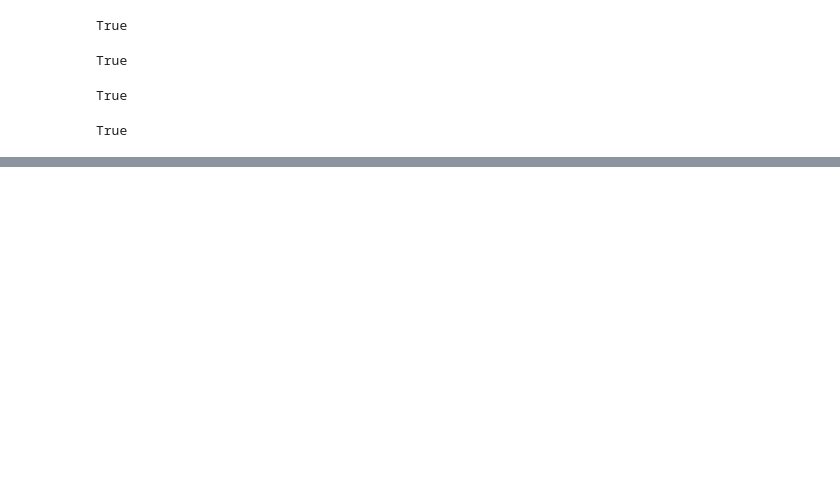
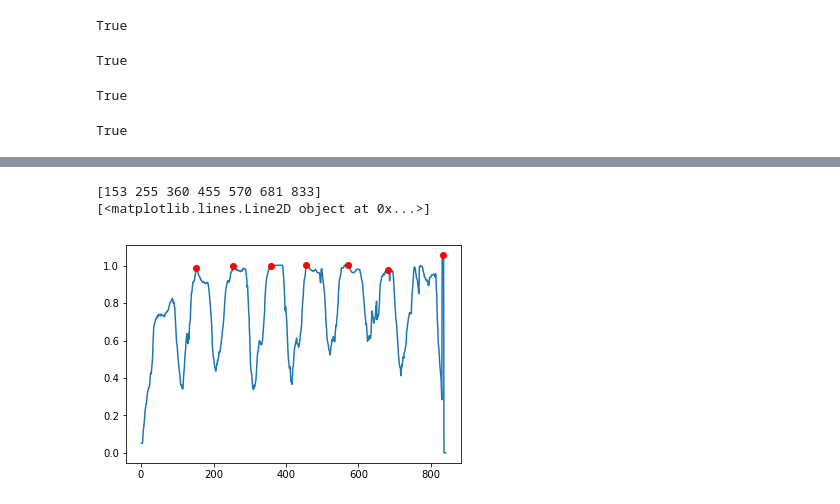
Before and after one commit to JoppeBoekestijn/handwritingrecog, a Jupyter notebook: Notebook/preprocessing/lineseg.ipynb, the cells around one changed output, grey strips where cells are left out. Cells and saved outputs as stored; diff of their text form; code cells hidden in the pictures; blank space fills up the shorter version.

```diff
--- a/Notebook/preprocessing/lineseg.ipynb
+++ b/Notebook/preprocessing/lineseg.ipynb
@@ -147,34 +147,39 @@ def getHist(inputimg):
     else:
         binary_img = inputimg
     height, width = binary_img.shape
     hist = []
     for x in range(height):
         # find indexes of start and end of paper
         pixels = np.where(binary_img[x] == 1)
         if len(pixels[0])>0:
             rightp = pixels[0][-1]
             leftp = pixels[0][0]
             #calculate paper width
             paperw = rightp-leftp
             #sum number of white pixels
             rowsum = binary_img[x].sum()
             normsum = rowsum/paperw
             #if normsum > 1.1: normsum = 0
             hist.append(normsum)
         else:
             hist.append(0)
     return hist
 hist = opening[opening > 0] = 1
 hist = getHist(opening)
 #plt.bar(range(1,1+len(hist)),hist)
 plt.plot(range(1,1+len(hist)),hist)
 peaks, _ = find_peaks(hist, height = sum(hist)/len(hist), distance = len(hist)/10)
 #plt.plot(hist.index[peaks], hist.water_level[hist], 'ro', label = 'positive peaks')
 print(peaks)
 #print(hist[list(peaks)])
 peakplot = [hist[i] for i in peaks]
-plt.plot(peaks,peakplot,'ro')
+peakplot = plt.plot(peaks,peakplot,'ro')
 print (peakplot)
+plt.savefig('output_files/peakplot.png',dpi=800)
+# %% [output]
+[153 255 360 455 570 681 833]
+[<matplotlib.lines.Line2D object at 0x...>]
+[figure, added]
 # %%
 plt.imshow(opening)
 plt.hlines(peaks,0,len(opening[0])-1,colors='w')
```
Also changed, not shown: parts of 5 cells of this notebook, 23 other files.
